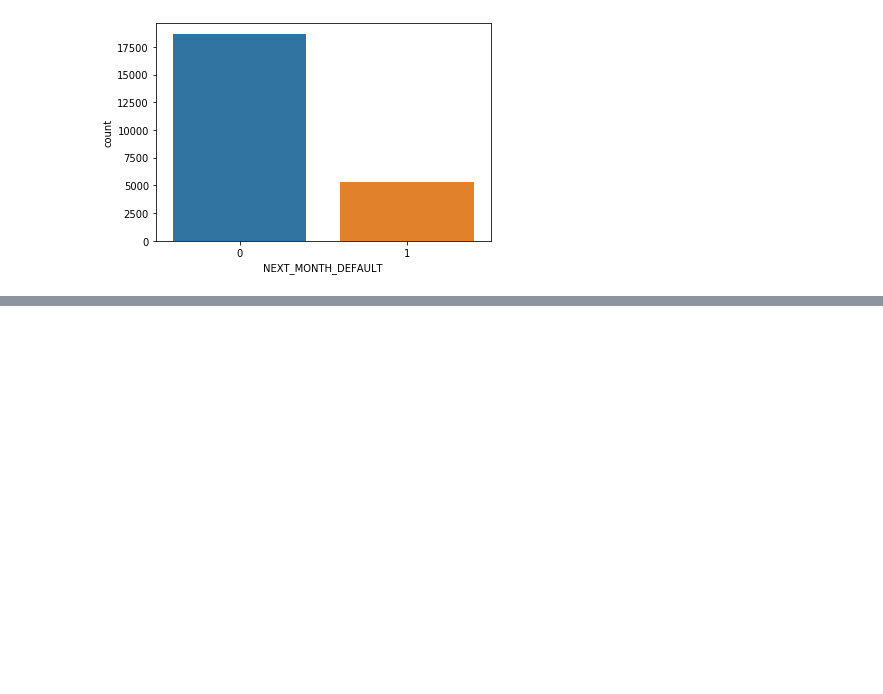
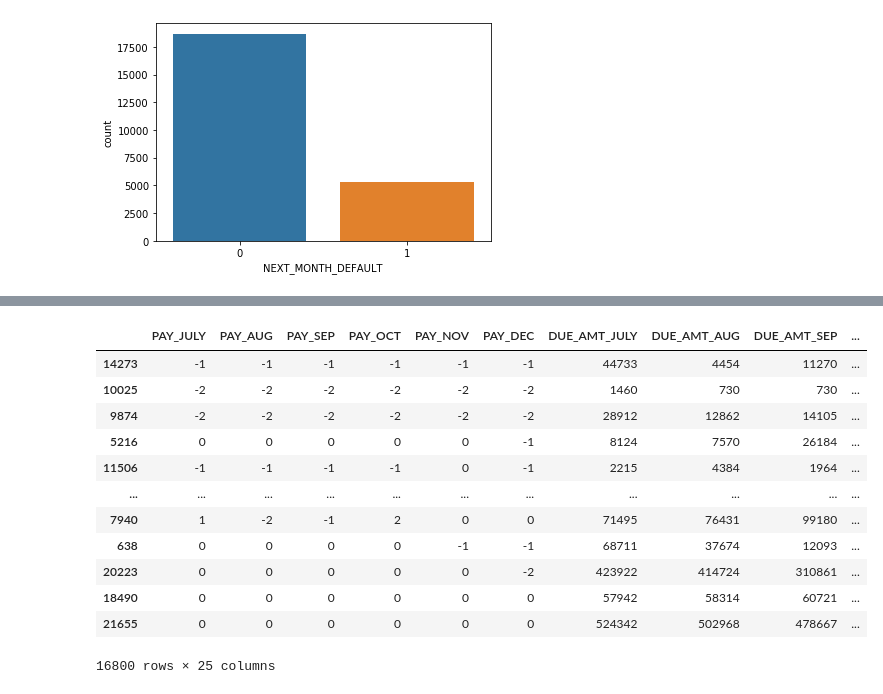
Before and after one commit to shasikaud/Data-Storm, a Jupyter notebook: DataStorm 1.ipynb, the cells around one changed output, grey strips where cells are left out. Cells and saved outputs as stored; diff of their text form; code cells hidden in the pictures; blank space fills up the shorter version.

```diff
--- a/DataStorm 1.ipynb
+++ b/DataStorm 1.ipynb
@@ -80,0 +98,7 @@ train_data_updated
+# %%
+LabelEncoder = LabelEncoder()
+train_data['Balance_Limit_V1_cat'] = LabelEncoder.fit_transform(train_data['Balance_Limit_V1'])
+train_data['Gender_cat'] = LabelEncoder.fit_transform(train_data['Gender'])
+train_data['EDUCATION_STATUS_cat'] = LabelEncoder.fit_transform(train_data['EDUCATION_STATUS'])
+train_data['MARITAL_STATUS_cat'] = LabelEncoder.fit_transform(train_data['MARITAL_STATUS'])
+train_data['AGE_cat'] = LabelEncoder.fit_transform(train_data['AGE'])
@@ -81,4 +115,20 @@ train_data_updated
 # %%
-X_train, X_test, y_train, y_test = train_test_split(train_data.drop([target,ID,'Balance_Limit_V1'],axis=1),
+X_train, X_test, y_train, y_test = train_test_split(train_data.drop([target,ID,'Balance_Limit_V1','Gender','EDUCATION_STATUS','MARITAL_STATUS','AGE'],axis=1),
                                                     train_data[target], test_size=0.30)
+# %%
+X_train
+# %% [output]
+|  | PAY_JULY | PAY_AUG | PAY_SEP | PAY_OCT | PAY_NOV | PAY_DEC | DUE_AMT_JULY | DUE_AMT_AUG | DUE_AMT_SEP | ... |
+| 14273 | -1 | -1 | -1 | -1 | -1 | -1 | 44733 | 4454 | 11270 | ... |
+| 10025 | -2 | -2 | -2 | -2 | -2 | -2 | 1460 | 730 | 730 | ... |
+| 9874 | -2 | -2 | -2 | -2 | -2 | -2 | 28912 | 12862 | 14105 | ... |
+| 5216 | 0 | 0 | 0 | 0 | 0 | -1 | 8124 | 7570 | 26184 | ... |
+| 11506 | -1 | -1 | -1 | -1 | 0 | -1 | 2215 | 4384 | 1964 | ... |
+| ... | ... | ... | ... | ... | ... | ... | ... | ... | ... | ... |
+| 7940 | 1 | -2 | -1 | 2 | 0 | 0 | 71495 | 76431 | 99180 | ... |
+| 638 | 0 | 0 | 0 | 0 | -1 | -1 | 68711 | 37674 | 12093 | ... |
+| 20223 | 0 | 0 | 0 | 0 | 0 | -2 | 423922 | 414724 | 310861 | ... |
+| 18490 | 0 | 0 | 0 | 0 | 0 | 0 | 57942 | 58314 | 60721 | ... |
+| 21655 | 0 | 0 | 0 | 0 | 0 | 0 | 524342 | 502968 | 478667 | ... |
+16800 rows × 25 columns
 # %%
```
Also changed, not shown: parts of 18 cells of this notebook.
